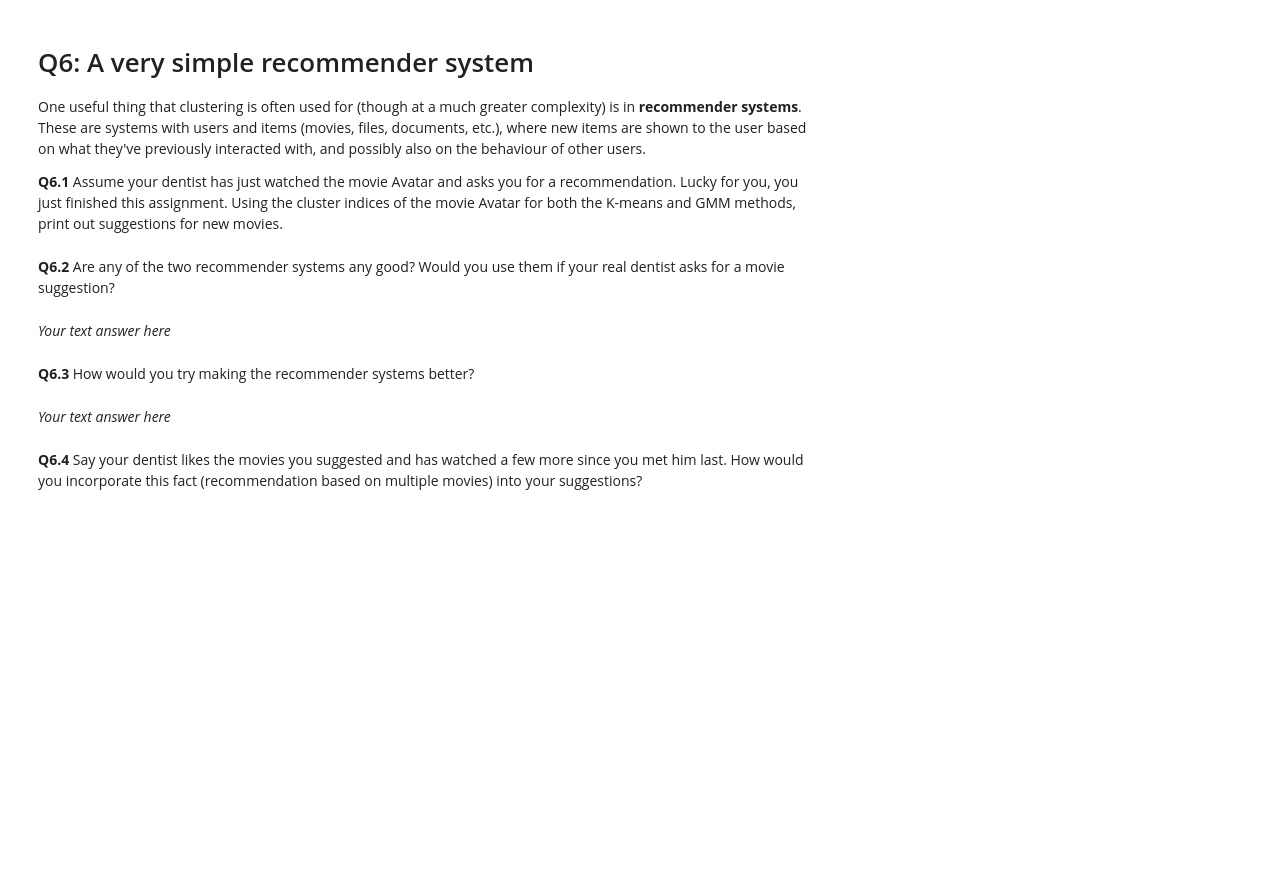
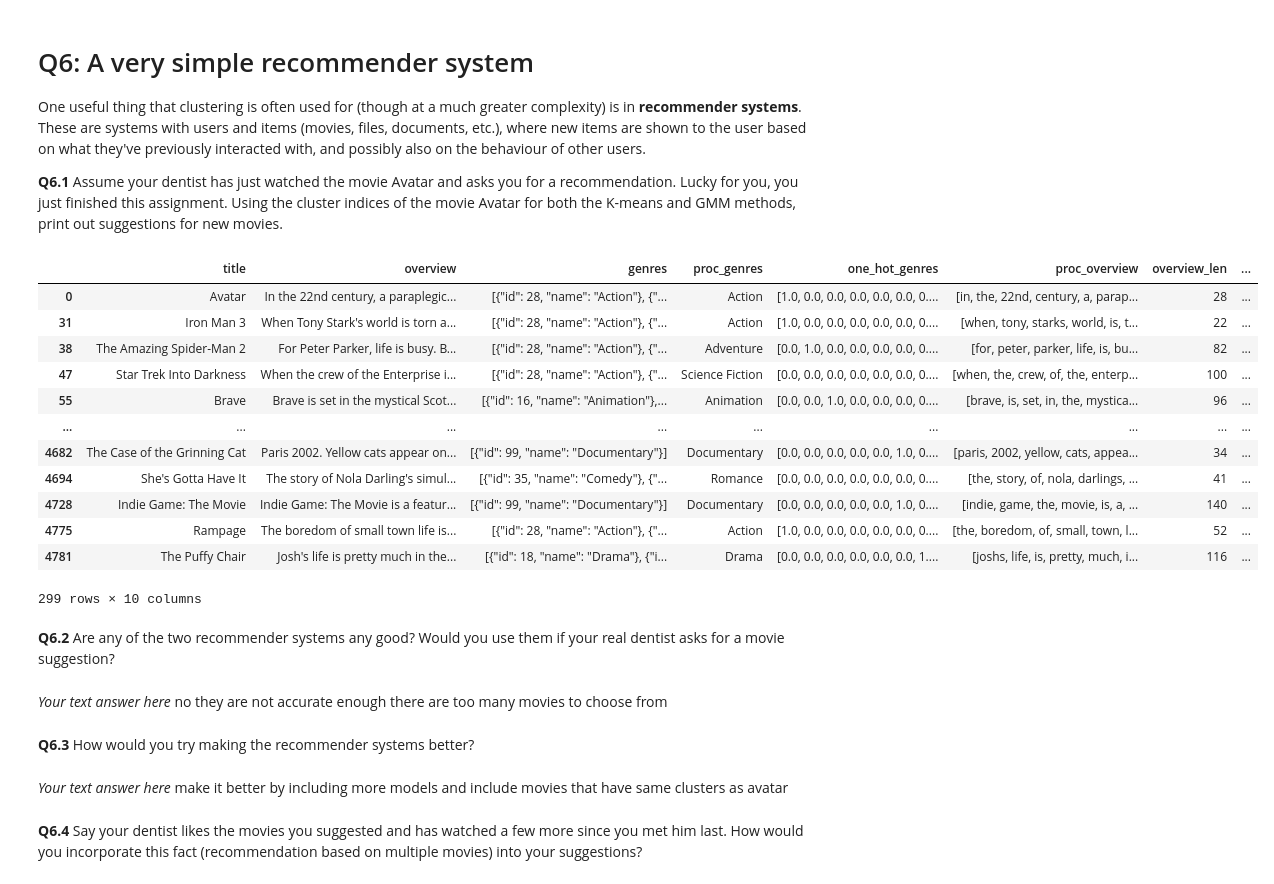
Before and after one commit to celinamadaschi/TMDL2024-, a Jupyter notebook: Week 3/Assignment 3 - Empty.ipynb, the cells around one changed output. Cells and saved outputs as stored; diff of their text form; code cells hidden in the pictures; blank space fills up the shorter version.

```diff
--- a/Week 3/Assignment 3 - Empty.ipynb
+++ b/Week 3/Assignment 3 - Empty.ipynb
@@ -393,7 +424,21 @@ df["cluster_kmeans"] = ... # set predictions
 
 **Q5.1** As with the K-means above, cluster the movies based on the features that were extracted via PCA in a previous step. Set $K=20$. Add the predicted cluster into the dataframe as a new column called `cluster_gmm`. Print out the elements of a single cluster of your choice from the dataframe.
 # %%
-# Your code answer here
+
+# import GMM class
+from sklearn.mixture import GaussianMixture
+# Perform K-means clustering
+gmm = GaussianMixture(20)
+gmm.fit(matrix_of_data)
+
+# Predict the cluster for the selected data point
+predicted_cluster = gmm.predict([matrix_of_data])
+
+
+df["cluster_gmm"] = predicted_cluster # set predictions
+
+# print out elements of cluster 0
+df[df["cluster_gmm"]==0]
 # %% [markdown]
 **Q4.2** Does this clustering seem alright to you (based on your movie watching history)? Are there movies that go well together and movies that don't? How does this compare to K-Means Clustering?
 # %% [markdown]
@@ -419,19 +465,36 @@ One useful thing that clustering is often used for (though at a much greater com
 # %%
 prev_watch = "Avatar"
 
-cluster_kmeans = # find what cluster index Avatar falls into for k-means
-cluster_gmm = # find what cluster index Avatar falls into for gmm
+cluster_kmeans = df.loc[df['title']== 'Avatar', 'cluster_kmeans'].iloc[0] # find what cluster index Avatar falls into for k-means
+#code didn't compile cluster_gmm = # find what cluster index Avatar falls into for gmm
 
 # print out similar movies
-...
+df[df['cluster_kmeans']==cluster_kmeans]
+# %% [output]
+|  | title | overview | genres | proc_genres | one_hot_genres | proc_overview | overview_len | ... |
+| 0 | Avatar | In the 22nd century, a paraplegic... | [{"id": 28, "name": "Action"}, {"... | Action | [1.0, 0.0, 0.0, 0.0, 0.0, 0.0, 0.... | [in, the, 22nd, century, a, parap... | 28 | ... |
+| 31 | Iron Man 3 | When Tony Stark's world is torn a... | [{"id": 28, "name": "Action"}, {"... | Action | [1.0, 0.0, 0.0, 0.0, 0.0, 0.0, 0.... | [when, tony, starks, world, is, t... | 22 | ... |
+| 38 | The Amazing Spider-Man 2 | For Peter Parker, life is busy. B... | [{"id": 28, "name": "Action"}, {"... | Adventure | [0.0, 1.0, 0.0, 0.0, 0.0, 0.0, 0.... | [for, peter, parker, life, is, bu... | 82 | ... |
+| 47 | Star Trek Into Darkness | When the crew of the Enterprise i... | [{"id": 28, "name": "Action"}, {"... | Science Fiction | [0.0, 0.0, 0.0, 0.0, 0.0, 0.0, 0.... | [when, the, crew, of, the, enterp... | 100 | ... |
+| 55 | Brave | Brave is set in the mystical Scot... | [{"id": 16, "name": "Animation"},... | Animation | [0.0, 0.0, 1.0, 0.0, 0.0, 0.0, 0.... | [brave, is, set, in, the, mystica... | 96 | ... |
+| ... | ... | ... | ... | ... | ... | ... | ... | ... |
+| 4682 | The Case of the Grinning Cat | Paris 2002. Yellow cats appear on... | [{"id": 99, "name": "Documentary"}] | Documentary | [0.0, 0.0, 0.0, 0.0, 0.0, 1.0, 0.... | [paris, 2002, yellow, cats, appea... | 34 | ... |
+| 4694 | She's Gotta Have It | The story of Nola Darling's simul... | [{"id": 35, "name": "Comedy"}, {"... | Romance | [0.0, 0.0, 0.0, 0.0, 0.0, 0.0, 0.... | [the, story, of, nola, darlings, ... | 41 | ... |
+| 4728 | Indie Game: The Movie | Indie Game: The Movie is a featur... | [{"id": 99, "name": "Documentary"}] | Documentary | [0.0, 0.0, 0.0, 0.0, 0.0, 1.0, 0.... | [indie, game, the, movie, is, a, ... | 140 | ... |
+| 4775 | Rampage | The boredom of small town life is... | [{"id": 28, "name": "Action"}, {"... | Action | [1.0, 0.0, 0.0, 0.0, 0.0, 0.0, 0.... | [the, boredom, of, small, town, l... | 52 | ... |
+| 4781 | The Puffy Chair | Josh's life is pretty much in the... | [{"id": 18, "name": "Drama"}, {"i... | Drama | [0.0, 0.0, 0.0, 0.0, 0.0, 0.0, 1.... | [joshs, life, is, pretty, much, i... | 116 | ... |
+299 rows × 10 columns
 # %% [markdown]
 **Q6.2** Are any of the two recommender systems any good? Would you use them if your real dentist asks for a movie suggestion?
 # %% [markdown]
 *Your text answer here*
+no they are not accurate enough
+there are too many movies to choose from
 # %% [markdown]
 **Q6.3** How would you try making the recommender systems better?
 # %% [markdown]
 *Your text answer here*
+make it better by including more models and include movies that have same clusters as avatar
 # %% [markdown]
 **Q6.4** Say your dentist likes the movies you suggested and has watched a few more since you met him last. How would you incorporate this fact (recommendation based on multiple movies) into your suggestions?
 # %% [markdown]
```
Also changed, not shown: parts of 6 cells of this notebook.
